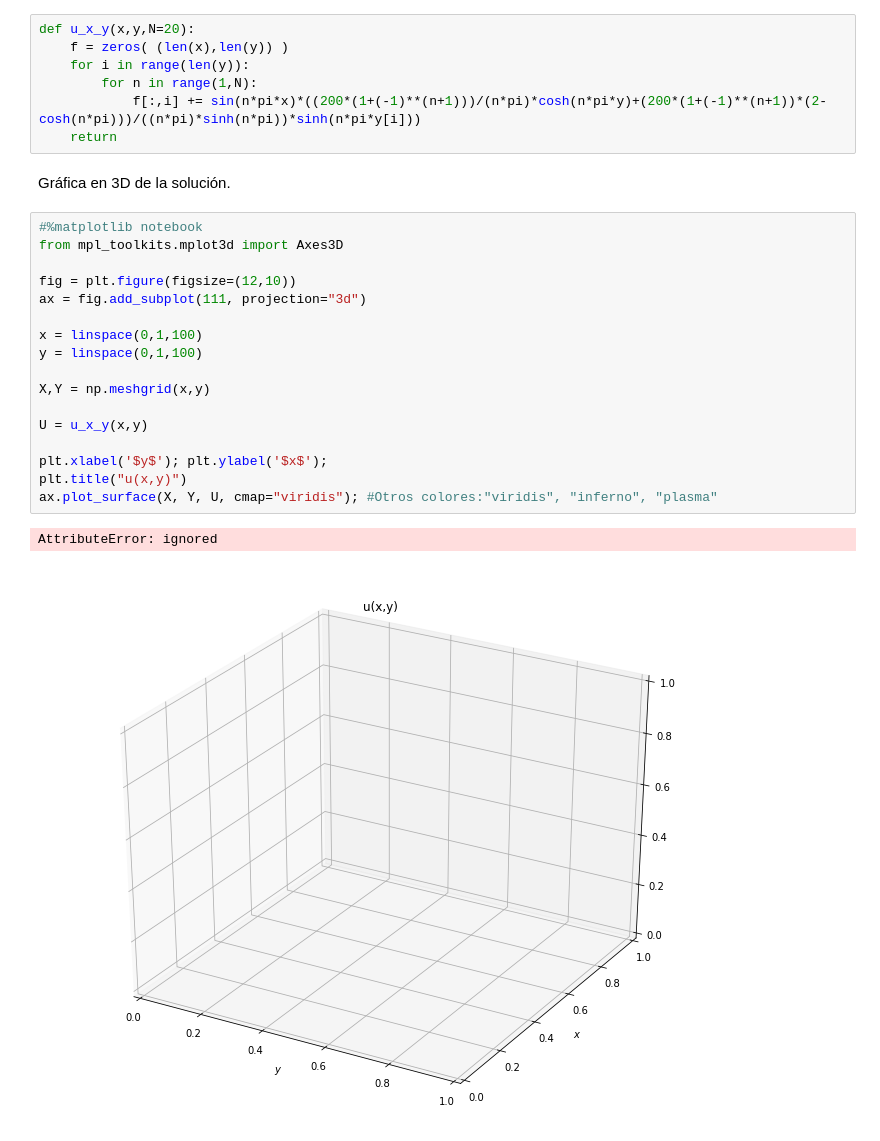
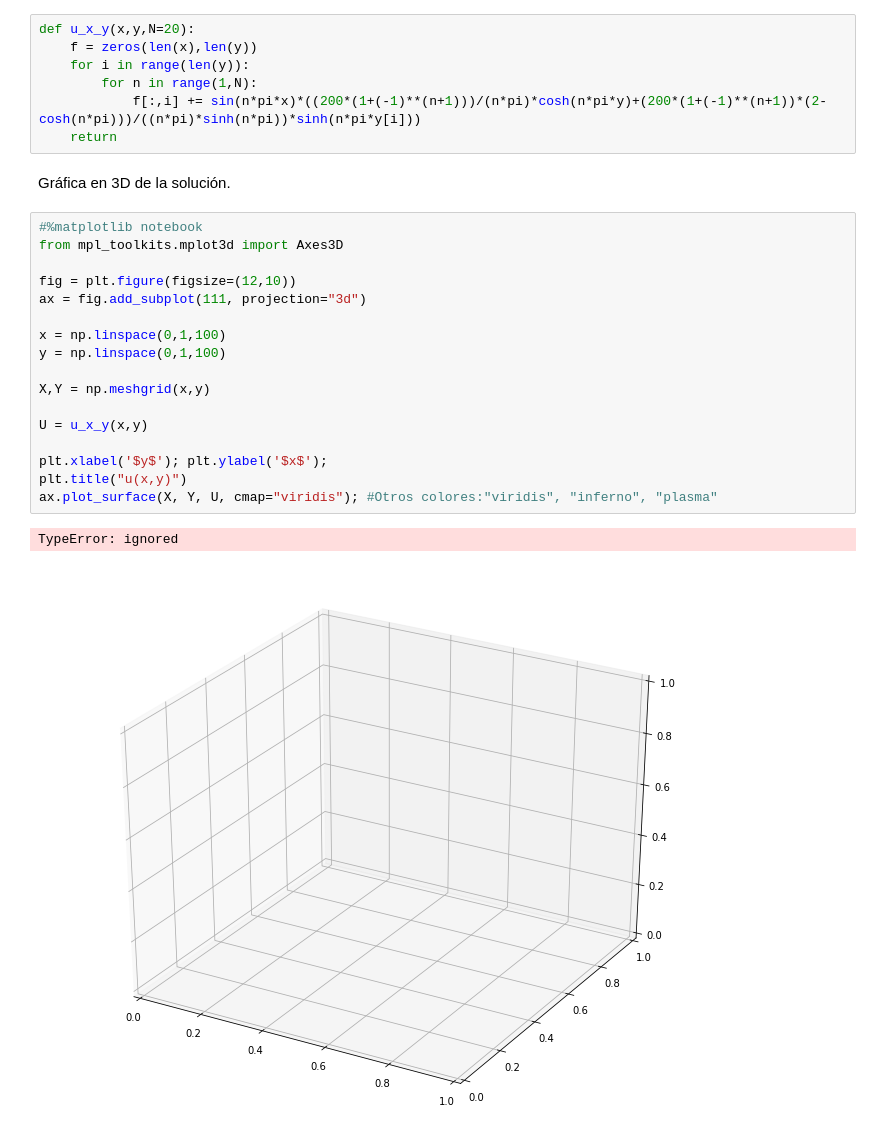
Before and after one commit to AngelicaYazGarEs/EDPI, a Jupyter notebook: Problema_de_Dirichlet___01.ipynb, the cells around one changed output. Drawn from its saved outputs; the diff is of its cells as text.

```diff
--- a/Problema_de_Dirichlet___01.ipynb
+++ b/Problema_de_Dirichlet___01.ipynb
@@ -18,7 +18,7 @@ $$b_n=\frac{200[1+(-1)^{n+1}][2- \cosh (n \pi)]}{(n \pi) \sinh (n\pi)}$$
 from pylab import *
 # %%
 def u_x_y(x,y,N=20):
-    f = zeros( (len(x),len(y)) )
+    f = zeros(len(x),len(y))
     for i in range(len(y)):
         for n in range(1,N):
             f[:,i] += sin(n*pi*x)*((200*(1+(-1)**(n+1)))/(n*pi)*cosh(n*pi*y)+(200*(1+(-1)**(n+1))*(2-cosh(n*pi)))/((n*pi)*sinh(n*pi))*sinh(n*pi*y[i]))
@@ -28,20 +28,20 @@ Gráfica en 3D de la solución.
 # %%
 #%matplotlib notebook
 from mpl_toolkits.mplot3d import Axes3D
 
 fig = plt.figure(figsize=(12,10))
 ax = fig.add_subplot(111, projection="3d")
 
-x = linspace(0,1,100)
-y = linspace(0,1,100)
+x = np.linspace(0,1,100)
+y = np.linspace(0,1,100)
 
 X,Y = np.meshgrid(x,y)
 
 U = u_x_y(x,y)
 
 plt.xlabel('$y$'); plt.ylabel('$x$');
 plt.title("u(x,y)")
 ax.plot_surface(X, Y, U, cmap="viridis"); #Otros colores:"viridis", "inferno", "plasma"
 # %% [output]
-AttributeError: ignored
+TypeError: ignored
-[figure, old version]
+[figure, new version]
```
